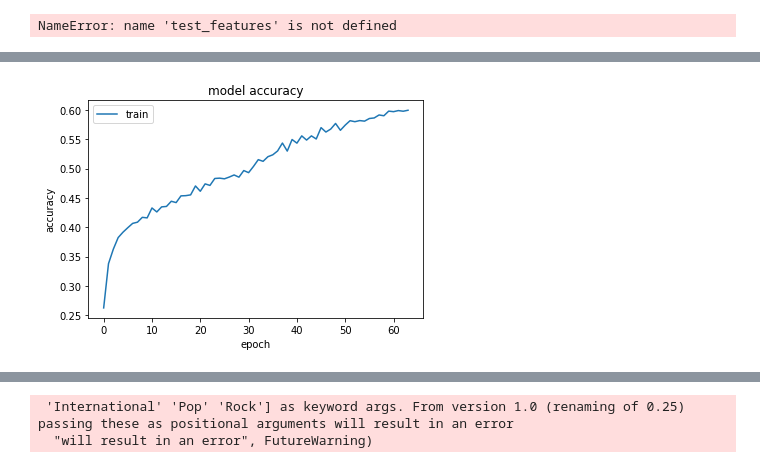
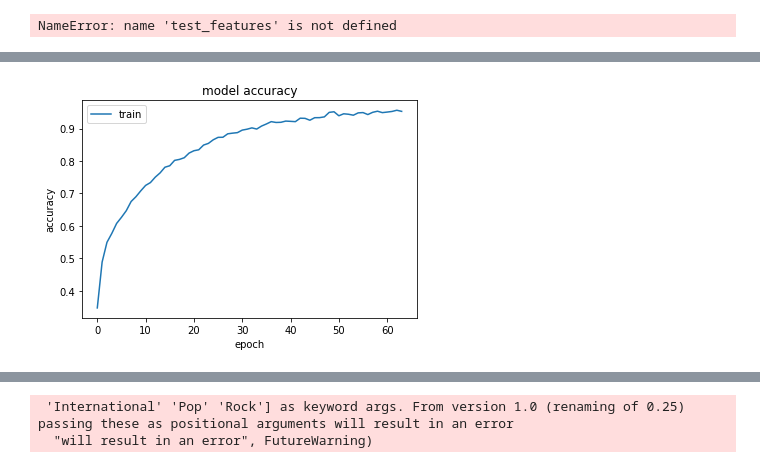
Before and after one commit to acarrill/TFGNotebooks, a Jupyter notebook: ClassificationTree.ipynb, the cells around one changed output, grey strips where cells are left out. Saved outputs shown, nothing was run; the diff lists cells and outputs as text; code cells hidden in the pictures.

Commit message:
last tests

```diff
--- a/ClassificationTree.ipynb
+++ b/ClassificationTree.ipynb
@@ -29,8 +29,8 @@ from Datasets.fma.fma import utils
 # features = pd.read_csv('Dataframes/ismir04/ismir04_100_sec.csv', encoding='latin-1', thousands=',')
 
 # features = pd.read_csv('Dataframes/fma/mfcc_fma.csv', encoding='latin-1', thousands=',')
-features = pd.read_csv('Dataframes/fma/fma_features.csv', encoding='latin-1', thousands=',')
-# features = pd.read_csv('Dataframes/fma/fma10s.csv', encoding='latin-1', thousands=',')
+# features = pd.read_csv('Dataframes/fma/rmse.csv', encoding='latin-1', thousands=',')
+features = pd.read_csv('Dataframes/fma/my_generator/fma10s.csv', encoding='latin-1', thousands=',')
 
 
 # ISMIR LABELS DROPING
@@ -58,7 +58,7 @@ print("And their shape is:", labels.shape)
 
 # FMA
 
-featureColumsToDrop = ['Unnamed: 0', 'Genre', 'MFCCS0']
+# featureColumsToDrop = ['Unnamed: 0', 'Genre', 'ZCR_Mean', 'MFCCS0', 'MFCCS1','MFCCS2','MFCCS3','MFCCS4','MFCCS5','MFCCS6','MFCCS7','MFCCS8','MFCCS9','MFCCS10', 'MFCCS11','MFCCS12']
 
 # Only MFCC withouth 0
 
@@ -78,7 +78,7 @@ featureColumsToDrop = ['Unnamed: 0', 'Genre', 'MFCCS0']
 
 # ALL
 
-# featureColumsToDrop = ['Unnamed: 0',  'Genre']
+featureColumsToDrop = ['Unnamed: 0',  'Genre']
 
 # Feture importance ordered
 
@@ -302,6 +303,7 @@ from sklearn.preprocessing import LabelEncoder
 from sklearn.model_selection import KFold
 from tensorflow.keras.layers import Conv1D
 
+labels_tags = ['Electronic', 'Experimental', 'Folk', 'Hip-Hop', 'Instrumental', 'International', 'Pop', 'Rock']
 
 def train_ann_model(inputs, targets):
     model = keras.models.Sequential()
@@ -365,6 +367,8 @@ def train_clasify_KFold():
     # Split the data into training and testing sets
     train_features, test_features, train_labels, test_labels = train_test_split(features, labels_encoded, test_size = 0.25)
 
+
+
     print('Training Features Shape:', train_features.shape)
     print('Training Labels Shape:', train_labels.shape)
     print('Testing Features Shape:', test_features.shape)
@@ -372,11 +376,15 @@ def train_clasify_KFold():
 
     scaler = StandardScaler()
     scaler.fit(train_features)
-    train_features_scaled = scaler.transform(train_features)
-    test_features_scaled =  scaler.transform(test_features)
+    scaler.transform(test_features)
+
+#     scaler = StandardScaler()
+#     scaler.fit(train_features)
+#     train_features_scaled = scaler.transform(train_features)
+#     test_features_scaled =  scaler.transform(test_features)
 
     # Merge inputs and targets
-    inputs = np.concatenate((train_features_scaled, test_features_scaled), axis=0)
+    inputs = np.concatenate((train_features, test_features), axis=0)
     targets = np.concatenate((train_labels, test_labels), axis=0)
 
     # Define the K-fold Cross Validator
@@ -409,12 +417,35 @@ def train_clasify_KFold():
 def train_clasify():
 # Encode
 
-    label_encoder = LabelEncoder()
-    label_encoder.fit(labels)
-    labels_encoded = label_encoder.transform(labels)
+#     label_encoder = LabelEncoder()
+#     label_encoder.fit(labels)
+#     labels_encoded = label_encoder.transform(labels)
 
     # Split the data into training and testing sets
-    train_features, test_features, train_labels, test_labels = train_test_split(features, labels_encoded, test_size = 0.25)
+#     train_features, test_features, train_labels, test_labels = train_test_split(features, labels_encoded, test_size = 0.25)
+
+
+    # FMA Dataset case
+
+    small = tracks['set', 'subset'] <= 'small'
+
+    train = tracks['set', 'split'] == 'training'
+    val = tracks['set', 'split'] == 'validation'
+    test = tracks['set', 'split'] == 'test'
+
+    train_features = features.loc[small & train, ['mfcc', 'zcr', 'rmse', 'spectral_centroid', 'spectral_contrast', 'chroma_cens', 'chroma_cqt', 'spectral_rolloff', 'spectral_bandwidth']]
+    train_labels = tracks.loc[small & train, ('track', 'genre_top')]
+    test_features = features.loc[small & test, ['mfcc', 'zcr', 'rmse', 'spectral_centroid', 'spectral_contrast', 'chroma_cens', 'chroma_cqt', 'spectral_rolloff', 'spectral_bandwidth']]
+    test_labels = tracks.loc[small & test, ('track', 'genre_top')]
+
+    label_encoder = LabelEncoder()
+    label_encoder.fit(labels_tags)
+    labels_encoded = label_encoder.transform(labels_tags)
+
+    train_labels = label_encoder.transform(train_labels)
+    test_labels = label_encoder.transform(test_labels)
+
+    # FMA Dataset case
 
     print('Training Features Shape:', train_features.shape)
     print('Training Labels Shape:', train_labels.shape)
@@ -440,27 +471,27 @@ def train_clasify():
                                label_encoder.inverse_transform(predictions),
                                label_encoder.inverse_transform(np.unique(labels_encoded)))
 
-    return report, model
+    return report
 
 
-train_clasify_KFold()
-report, ann_model = train_clasify()
+# train_clasify_KFold()
+report = train_clasify()
 print(report)
 
-label_encoder = LabelEncoder()
-label_encoder.fit(labels)
-labels_encoded = label_encoder.transform(labels)
+# label_encoder = LabelEncoder()
+# label_encoder.fit(labels)
+# labels_encoded = label_encoder.transform(labels)
 
-scaler = StandardScaler()
-scaler.fit(features)
-features_scaled = scaler.transform(features)
+# scaler = StandardScaler()
+# scaler.fit(features)
+# features_scaled = scaler.transform(features)
 
-labels_probabilities = ann_model.predict(features_scaled)
-predictions = labels_probabilities.argmax(axis=-1)
-print('PREDICTIONS', predictions)
-report = classification_report(label_encoder.inverse_transform(labels),
-                               label_encoder.inverse_transform(predictions),
-                               label_encoder.inverse_transform(np.unique(labels_encoded)))
+# labels_probabilities = ann_model.predict(features_scaled)
+# predictions = labels_probabilities.argmax(axis=-1)
+# print('PREDICTIONS', predictions)
+# report = classification_report(label_encoder.inverse_transform(labels),
+#                                label_encoder.inverse_transform(predictions),
+#                                label_encoder.inverse_transform(np.unique(labels_encoded)))
 # ann_model.history
 
 # plt.plot(ann_model.history['accuracy'])
@@ -476 +505 @@ KFold(n_splits=3, random_state=None, shuffle=True)
-[figure, old version]
+[figure, new version]
```
Also changed, not shown: parts of 4 cells of this notebook, 8 other files.
